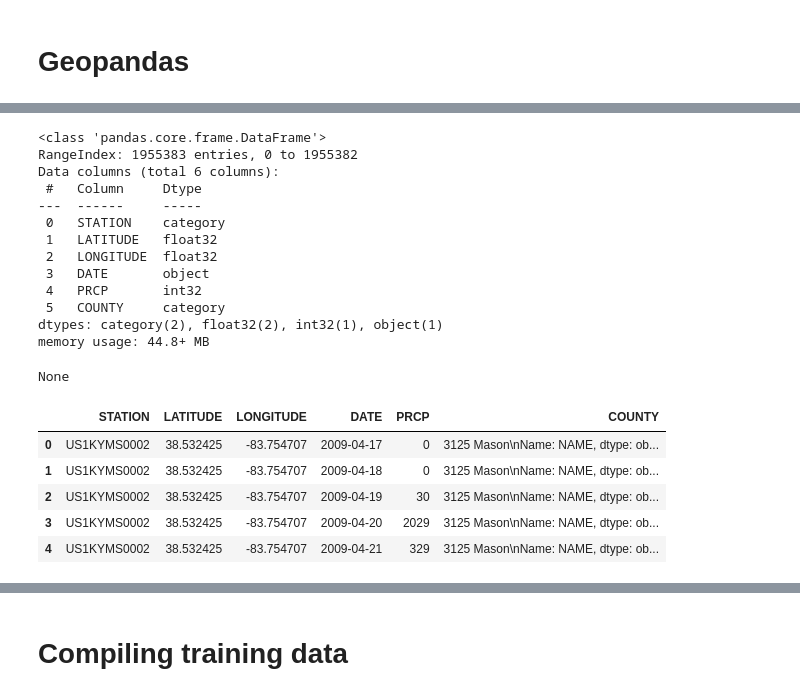
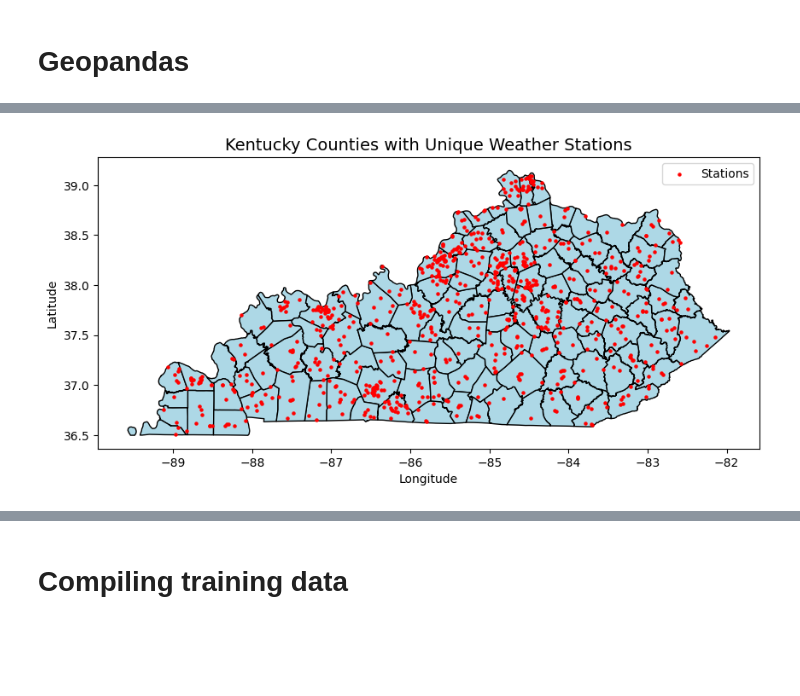
Before and after one commit to shawnericksen/Kentucky-Disaster-Road-Damages, a Jupyter notebook: main.ipynb, the cells around one changed output, grey strips where cells are left out. Drawn from its saved outputs; the diff is of its cells as text; code cells hidden in the pictures; blank space fills up the shorter version.

```diff
--- a/main.ipynb
+++ b/main.ipynb
@@ -272,45 +431,19 @@ def get_county_from_station(name):
 # %%
-# Parital Test of grabbing county for stations
-# part_weather_df = weather_df[weather_df['DATE'] >= date(2025,3,1)]
-# counties = part_weather_df.apply(lambda x: get_county_from_gps(x['LATITUDE'], x['LONGITUDE']), axis=1)
-# display(counties)
+# Visualize the counties and the mapped weather stations
+fig, ax = plt.subplots(figsize=(10, 10))
+result.plot(ax=ax, color='lightblue', edgecolor='black') # Plot counties
 
-# Full
-# weather_df['COUNTY'] = weather_df.apply(lambda x: get_county_from_gps(x['LATITUDE'], x['LONGITUDE']), axis=1)
-# display(weather_df.info())
+# Plot stations (using stations_gdf defined in the previous cell)
+stations_gdf.plot(ax=ax, marker='o', color='red', markersize=5, label='Stations')
 
-# Can probably be improved by doing only getting counties for unique stations then
+# Optional: Label station names (can be very cluttered)
+# for idx, row in stations_gdf.iterrows():
+#     ax.text(row.geometry.x, row.geometry.y, row.STATION, fontsize=1, ha='left')
 
-df_unique_stations = weather_df[['STATION', 'LATITUDE', 'LONGITUDE']].drop_duplicates()
-
-df_unique_stations['COUNTY'] = df_unique_stations.apply(lambda x: get_county_from_gps(x['LATITUDE'], x['LONGITUDE']), axis=1).astype('category')
-
-weather_df_with_county = weather_df.merge(
-    df_unique_stations[['STATION', 'COUNTY']],
-    on='STATION',
-    how='left'
-)
-
-display(weather_df_with_county.info())
-display(weather_df_with_county.head(5))
+ax.set_title("Kentucky Counties with Unique Weather Stations", fontsize=14)
+ax.set_xlabel("Longitude")
+ax.set_ylabel("Latitude")
+ax.legend()
+plt.show()
 # %% [output]
-<class 'pandas.core.frame.DataFrame'>
-RangeIndex: 1955383 entries, 0 to 1955382
-Data columns (total 6 columns):
- #   Column     Dtype
----  ------     -----
- 0   STATION    category
- 1   LATITUDE   float32
- 2   LONGITUDE  float32
- 3   DATE       object
- 4   PRCP       int32
- 5   COUNTY     category
-dtypes: category(2), float32(2), int32(1), object(1)
-memory usage: 44.8+ MB
-None
-|  | STATION | LATITUDE | LONGITUDE | DATE | PRCP | COUNTY |
-| 0 | US1KYMS0002 | 38.532425 | -83.754707 | 2009-04-17 | 0 | 3125 Mason\nName: NAME, dtype: ob... |
-| 1 | US1KYMS0002 | 38.532425 | -83.754707 | 2009-04-18 | 0 | 3125 Mason\nName: NAME, dtype: ob... |
-| 2 | US1KYMS0002 | 38.532425 | -83.754707 | 2009-04-19 | 30 | 3125 Mason\nName: NAME, dtype: ob... |
-| 3 | US1KYMS0002 | 38.532425 | -83.754707 | 2009-04-20 | 2029 | 3125 Mason\nName: NAME, dtype: ob... |
-| 4 | US1KYMS0002 | 38.532425 | -83.754707 | 2009-04-21 | 329 | 3125 Mason\nName: NAME, dtype: ob... |
+[figure, added]
```
Also changed, not shown: parts of 26 cells of this notebook.
